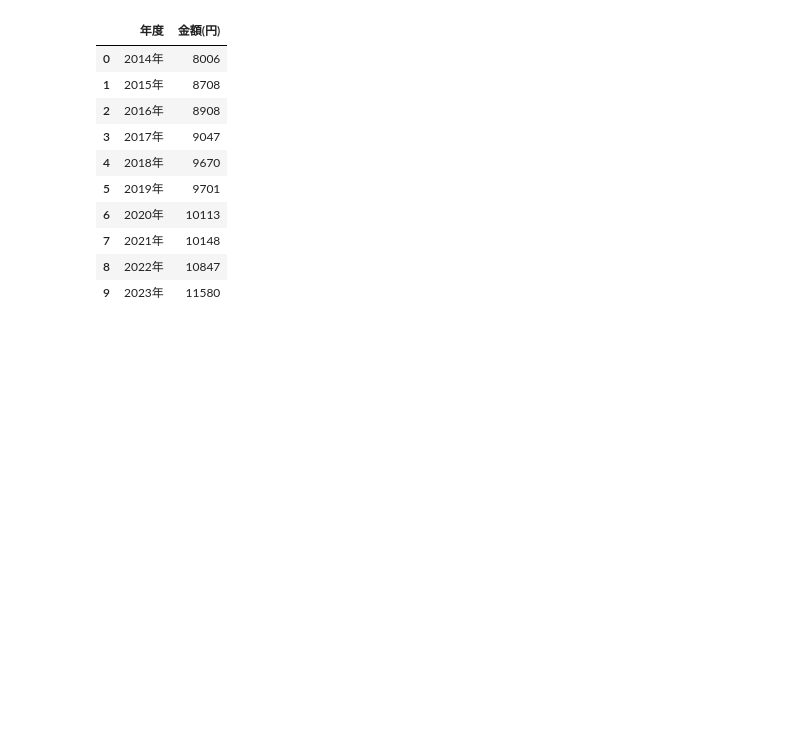
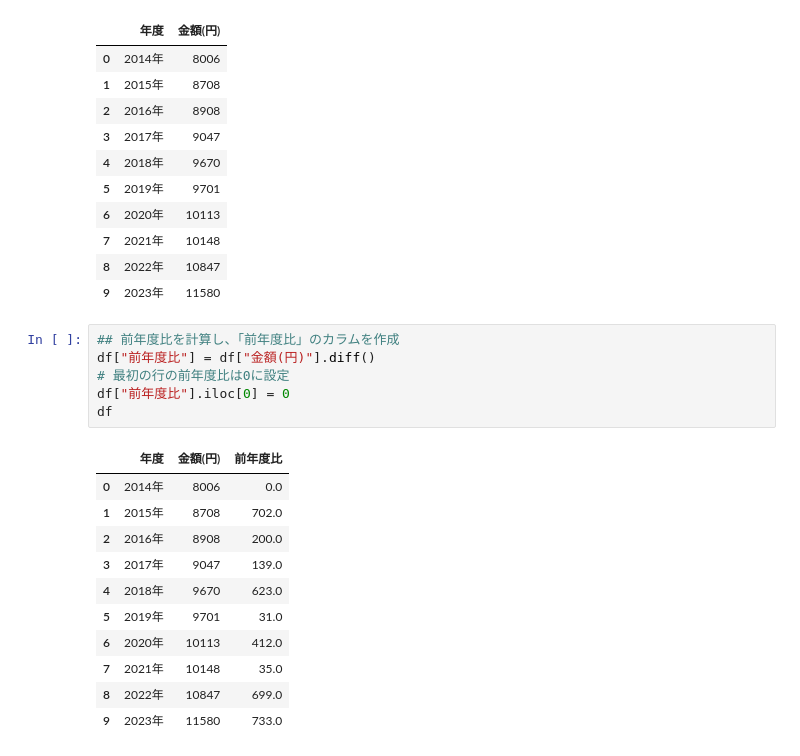
Before and after one commit to sea-yassan33/api-python, a Jupyter notebook: Document/2_pythoによるデータ処理.ipynb, the cells around one changed output. Cells and saved outputs as stored; diff of their text form; blank space fills up the shorter version.

```diff
--- a/Document/2_pythoによるデータ処理.ipynb
+++ b/Document/2_pythoによるデータ処理.ipynb
@@ -48,6 +55,24 @@ df
 | 7 | 2021年 | 10148 |
 | 8 | 2022年 | 10847 |
 | 9 | 2023年 | 11580 |
+# %%
+## 前年度比を計算し、「前年度比」のカラムを作成
+df["前年度比"] = df["金額(円)"].diff()
+# 最初の行の前年度比は0に設定
+df["前年度比"].iloc[0] = 0
+df
+# %% [output]
+|  | 年度 | 金額(円) | 前年度比 |
+| 0 | 2014年 | 8006 | 0.0 |
+| 1 | 2015年 | 8708 | 702.0 |
+| 2 | 2016年 | 8908 | 200.0 |
+| 3 | 2017年 | 9047 | 139.0 |
+| 4 | 2018年 | 9670 | 623.0 |
+| 5 | 2019年 | 9701 | 31.0 |
+| 6 | 2020年 | 10113 | 412.0 |
+| 7 | 2021年 | 10148 | 35.0 |
+| 8 | 2022年 | 10847 | 699.0 |
+| 9 | 2023年 | 11580 | 733.0 |
 # %%
 # データフレームから年度と金額の列を取得
 years = df["年度"]
```
Also changed, not shown: parts of 7 cells of this notebook, 14 other files.
